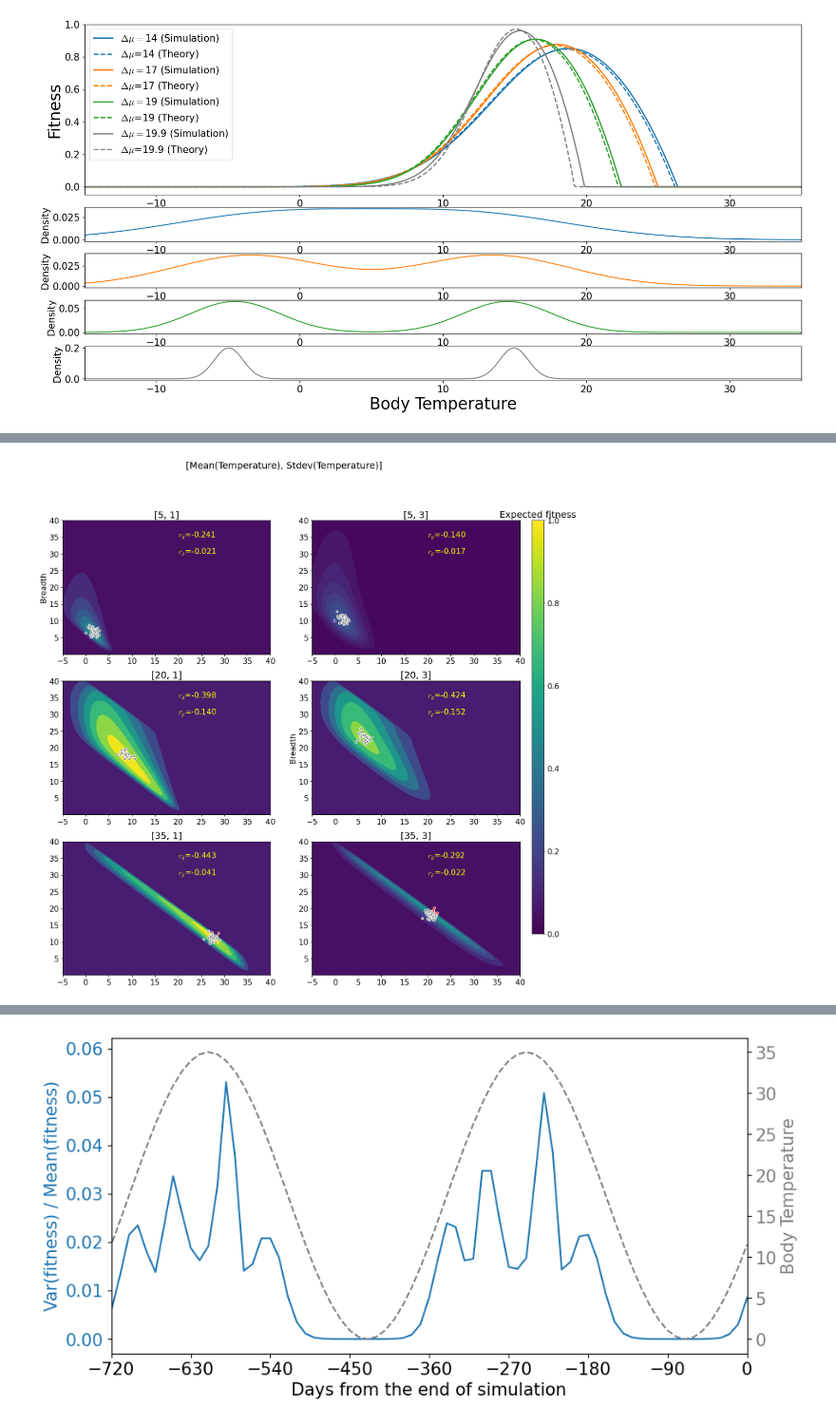
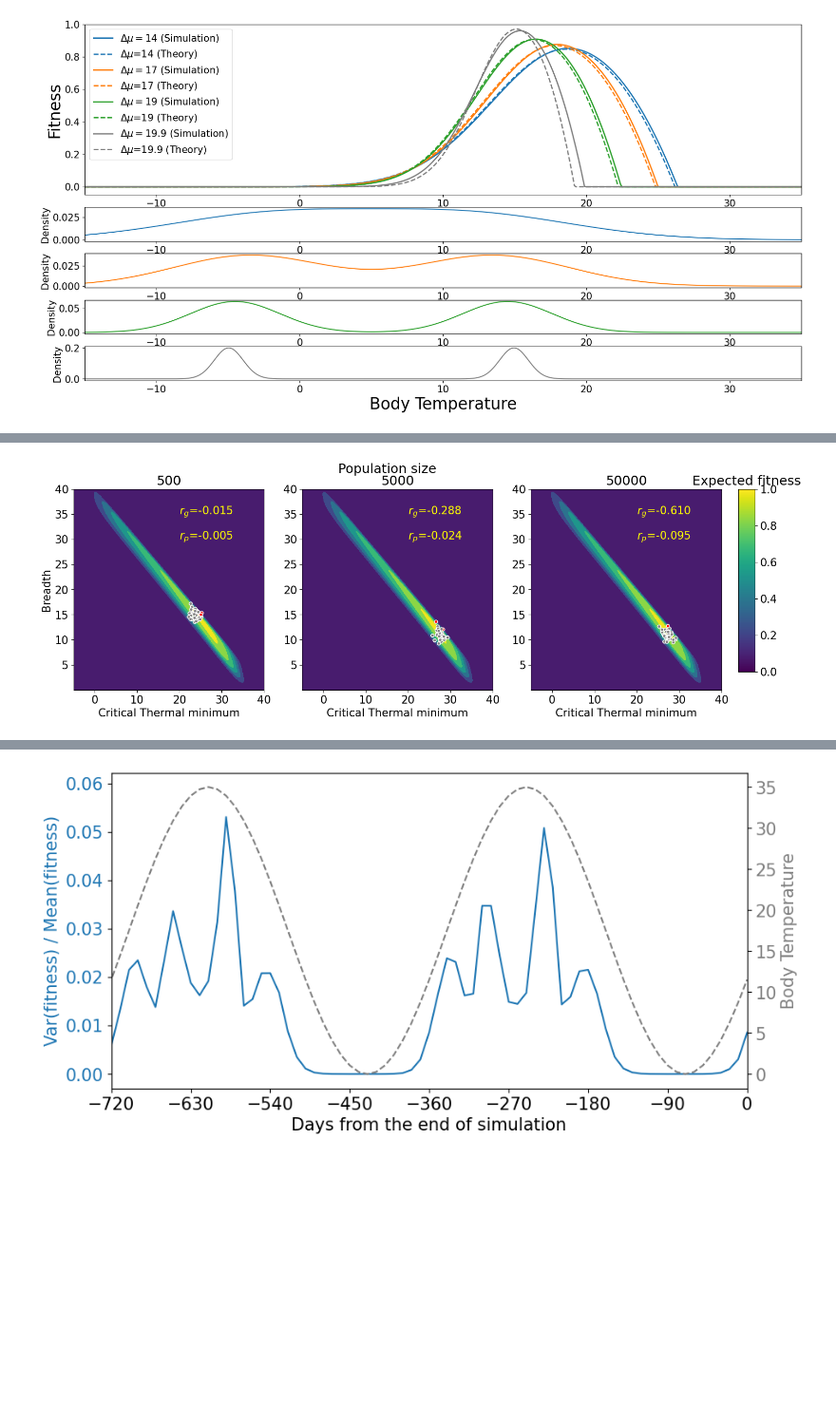
Before and after one commit to jiseonmin/TPC_evolution_SLiM, a Jupyter notebook: notebooks/SI_figures_and_tables.ipynb, the cells around one changed output, grey strips where cells are left out. Shown at 95% size. Cells and saved outputs as stored; diff of their text form; code cells hidden in the pictures; blank space fills up the shorter version.

```diff
--- a/notebooks/SI_figures_and_tables.ipynb
+++ b/notebooks/SI_figures_and_tables.ipynb
@@ -449,29 +516,22 @@ ax[0].legend()
 # %%
-# Figure S6
-plt.rcParams.update({'font.size': 15})
-params = pd.read_csv("../scripts/01_prepare_input_parameters/gaussian_params.csv")
-params = params[(params.STDEV_TEMP < 10)]
-params_sub = params[(params.seed == 29)]
-params_sub = params_sub.sort_values(by=['MEAN_TEMP', 'STDEV_TEMP']).reset_index(drop=True)
+# Figure S7
+params = pd.read_csv("../scripts/01_prepare_input_parameters/temp_trop_params.csv")
+params_sub = params[(params.seed ==29) & (params.STDEV_TEMP < 10)] #
 
-muTs = params_sub.MEAN_TEMP.unique()
-sigmaTs = params_sub.STDEV_TEMP.unique()
-fig, ax = plt.subplots(figsize=(16, 16), nrows=3, ncols=2)
-fig.suptitle("[Mean(Temperature), Stdev(Temperature)]")
+Ns = params_sub.N_POP.unique()
+fig, ax = plt.subplots(figsize=(16, 5), nrows=1, ncols=3)
+fig.suptitle("Population size")
 threshold = 0.5 # threshold for coloring - when the parameter is within critical value
 
-for i, subax in enumerate(ax.flat):
-    if i%3==0:
-        subax.set_ylabel("Breadth")
-    if i>=6:
-        subax.set_xlabel("Critical Thermal minimum")
-
+ax[0].set_ylabel("Breadth")
+for i in range(3):
+    ax[i].set_xlabel("Critical Thermal minimum")
 for index, row in params_sub.iterrows():
     # locate muT and sigmaT in the unique list
-    i = list(muTs).index(row.MEAN_TEMP)
-    j = list(sigmaTs).index(row.STDEV_TEMP)
-    B_and_CTmin = pd.read_csv(f"{datadir}gaussian_MEAN_TEMP_{row.MEAN_TEMP}_STDEV_TEMP_{row.STDEV_TEMP}_seed_{row.seed}.csv", engine='python', sep=', ')
-    analytical_info = np.load(f"{datadir}gaussian_MEAN_TEMP_{row.MEAN_TEMP}_STDEV_TEMP_{row.STDEV_TEMP}_analytical_info.npz", allow_pickle=True)
+    i = list(sigmaTs).index(row.STDEV_TEMP)
+    j = list(Ns).index(row.N_POP)
+    B_and_CTmin = pd.read_csv(f"{datadir}MEAN_TEMP_{row.MEAN_TEMP}_STDEV_TEMP_{row.STDEV_TEMP}_N_{row.N_POP}_seed_{row.seed}.csv", engine='python')
+    analytical_info = np.load(f"{datadir}MEAN_TEMP_{row.MEAN_TEMP}_STDEV_TEMP_{row.STDEV_TEMP}_N_{row.N_POP}_analytical_info.npz", allow_pickle=True)
 
     Bs_final = np.array(B_and_CTmin.B)
     CTmins_final = np.array(B_and_CTmin.CTmin)
@@ -505,40 +565,40 @@ for index, row in params_sub.iterrows():
         colors.append(color)
 
 
-    contour = ax[i,j].contourf(analytical_info['CTmin_grid'],
+    contour = ax[j].contourf(analytical_info['CTmin_grid'],
                                   analytical_info['B_grid'],
                                   analytical_info['W_contour'],
                                   vmin=0, vmax=1,
                                   cmap='viridis')
-    ax[i,j].scatter(CTmins_final[sample_idx], Bs_final[sample_idx], marker='o', edgecolor='w', facecolor=colors, s=20)
-    ax[i,j].set_title(f"[{row.MEAN_TEMP}, {row.STDEV_TEMP}]")
+    ax[j].scatter(CTmins_final[sample_idx], Bs_final[sample_idx], marker='o', edgecolor='w', facecolor=colors, s=20)
+    ax[j].set_title(f"{row.N_POP}")
 
     # Calculate genetic covariance (sum of effect sizes in QTN_CTmin vs. QTN_B)
-    ts = tskit.load(f"{datadir}gaussian_MEAN_TEMP_{row.MEAN_TEMP}_STDEV_TEMP_{row.STDEV_TEMP}_seed_{row.seed}.trees")
+    ts = tskit.load(f"{datadir}MEAN_TEMP_{row.MEAN_TEMP}_STDEV_TEMP_{row.STDEV_TEMP}_N_{row.N_POP}_seed_{row.seed}.trees")
     G_CTmin_list = np.zeros(ts.num_individuals)
     G_B_list = np.zeros(ts.num_individuals)
 
     var_idx = 0
     for var in ts.variants():
         gene_dose = var.genotypes[::2] + var.genotypes[1::2]
         s = var.site.mutations[0].metadata['mutation_list'][0]['selection_coeff']
         if var.site.mutations[0].metadata['mutation_list'][0]['mutation_type'] == 2:
         # m2, i.e. QTN for B
             G_B_list += gene_dose * s
         elif var.site.mutations[0].metadata['mutation_list'][0]['mutation_type'] == 3:
             G_CTmin_list += gene_dose * s
         else:
             print("undefined mutation type")
         var_idx += 1
 
     g_corr = np.corrcoef(G_B_list, G_CTmin_list)[0,1]
-    ax[i,j].text(20, 35, f"$r_g$={g_corr:.3f}", color='yellow')
+    ax[j].text(20, 35, f"$r_g$={g_corr:.3f}", color='yellow')
     p_corr = np.corrcoef(Bs_final, CTmins_final)[0,1]
-    ax[i,j].text(20, 30, f"$r_p$={p_corr:.3f}", color='yellow')
+    ax[j].text(20, 30, f"$r_p$={p_corr:.3f}", color='yellow')
 cbar_ax = fig.add_axes([0.92, 0.18, 0.02, 0.7])  # [left, bottom, width, height]
 fig.colorbar(cm.ScalarMappable(norm=Normalize(vmin=0, vmax=1), cmap='viridis'),
              cax=cbar_ax, orientation='vertical')
 cbar_ax.set_title("Expected fitness")
-fig.savefig("../figures/SI_Fig2_sample_TPCs_on_fitness_landscape.pdf", bbox_inches='tight')
+fig.savefig("../figures/trop_samples.pdf", bbox_inches='tight')
 # %% [output]
-[figure, old version]
+[figure, new version]
```
Also changed, not shown: parts of 15 cells of this notebook, 5 other files.
